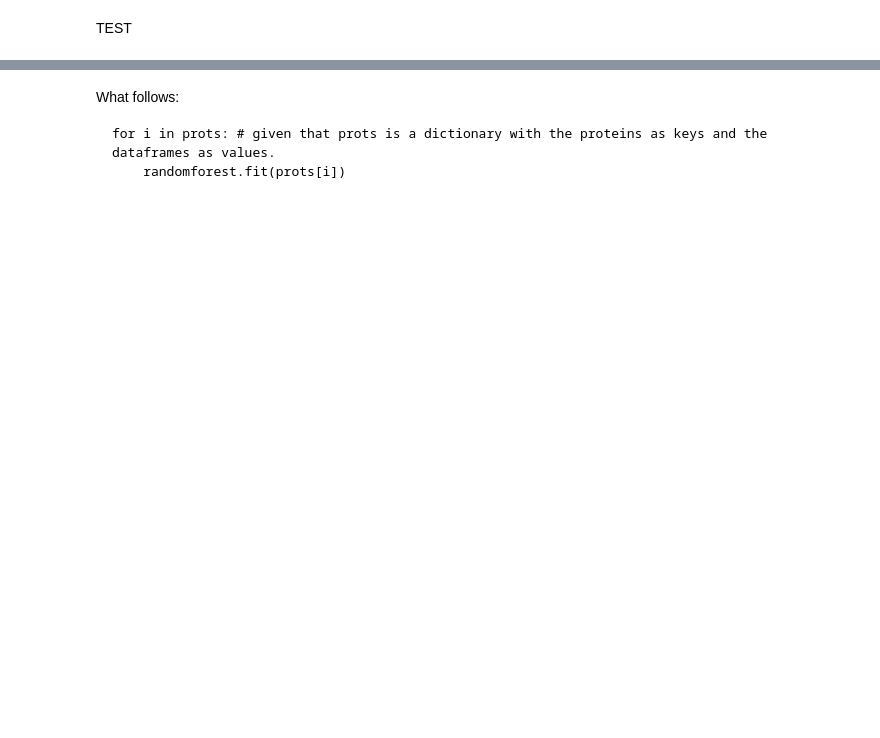
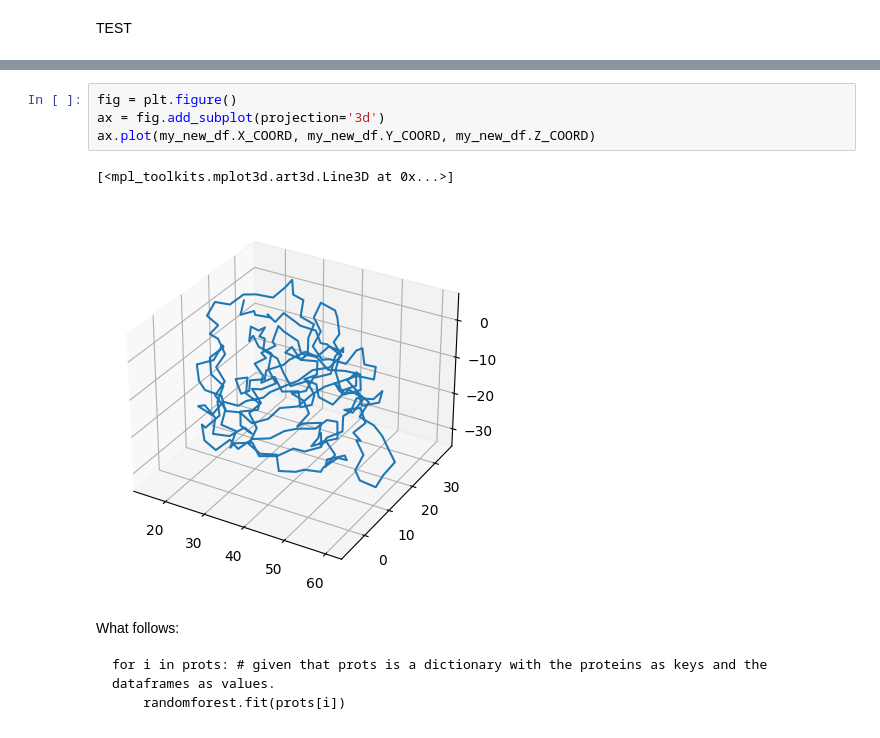
Before and after one commit to EduardoCantos1998/TrabajoFinalSBI-PYT, a Jupyter notebook: Code/RANDOM_FOREST.ipynb, the cells around one changed output, grey strips where cells are left out. Saved outputs shown, nothing was run; the diff lists cells and outputs as text; blank space fills up the shorter version.

````diff
--- a/Code/RANDOM_FOREST.ipynb
+++ b/Code/RANDOM_FOREST.ipynb
@@ -150,3 +253,10 @@ my_new_df
+# %%
+fig = plt.figure()
+ax = fig.add_subplot(projection='3d')
+ax.plot(my_new_df.X_COORD, my_new_df.Y_COORD, my_new_df.Z_COORD)
+# %% [output]
+[<mpl_toolkits.mplot3d.art3d.Line3D at 0x...>]
+[figure, added]
 # %% [markdown]
 What follows:
 ```
````
Also changed, not shown: parts of 6 cells of this notebook, 2 other files.
